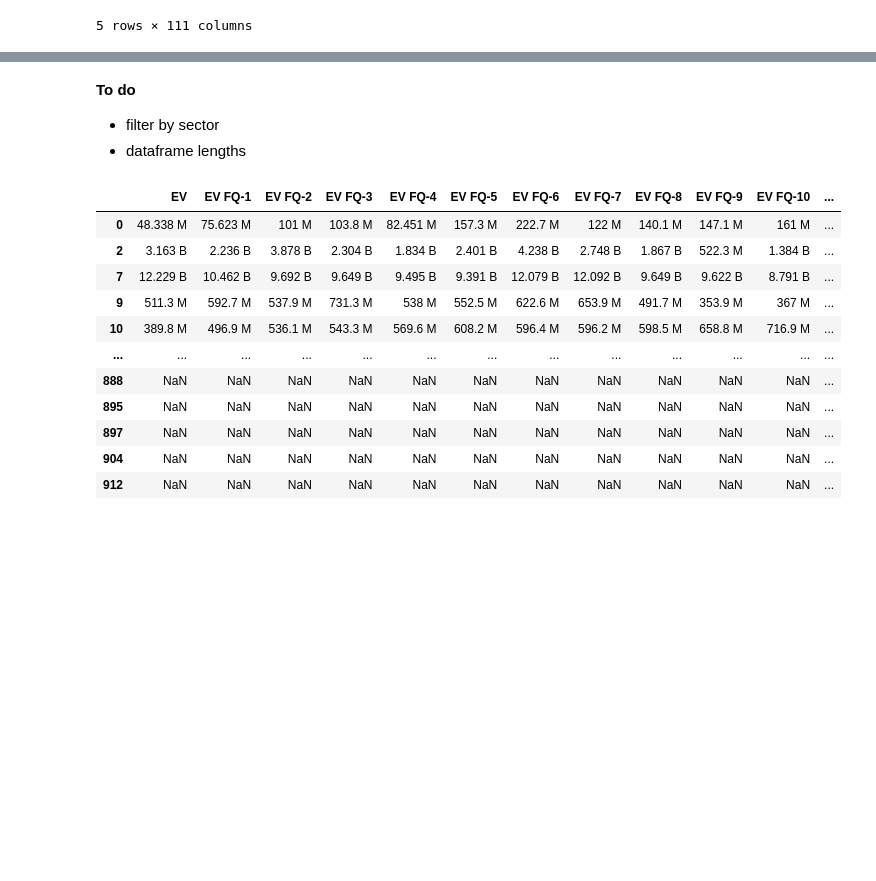
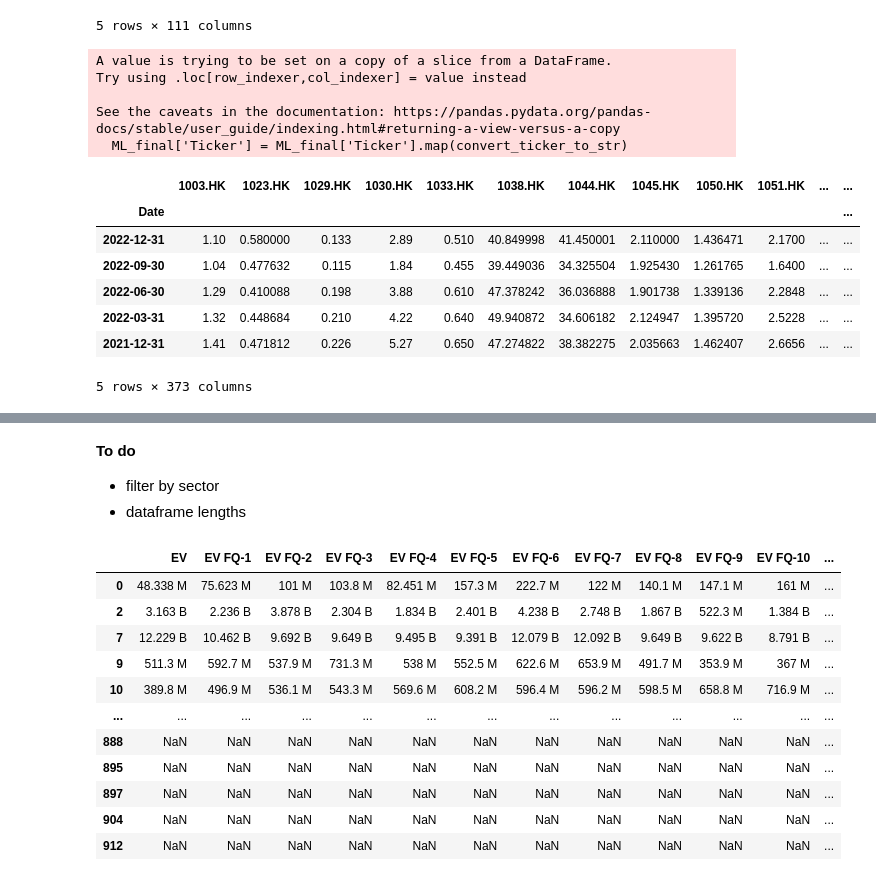
Before and after one commit to jjiaoyuwang/WQU-capstone, a Jupyter notebook: follow-on-studies.ipynb, the cells around one changed output, grey strips where cells are left out. Saved outputs shown, nothing was run; the diff lists cells and outputs as text; code cells hidden in the pictures; blank space fills up the shorter version.

```diff
--- a/follow-on-studies.ipynb
+++ b/follow-on-studies.ipynb
@@ -197,21 +157,40 @@ ML_test.head()
 # %%
 ratio_ticker_list = list(ML_data.Ticker)
 ratio_ticker_list_new = []
 
 for elem in ratio_ticker_list:
     ratio_ticker_list_new.append(elem+'.HK')
 
 asset_ticker_list = list(asset_prices.columns)
 
 combined_tickers = [value for value in asset_ticker_list if value in ratio_ticker_list_new]
 
 combined_tickers
 combined_ticker_int = []
 
 for elem in combined_tickers:
     combined_ticker_int.append(elem[:-3])
 
 ML_final = ML_data[ML_data['Ticker'].isin(combined_ticker_int)]
 
-# gives 61 assets but I haven't dropped NaNs in the financial ratios dataset. Final filtered dataset is expected to contain fewer assets. Edit: 7.
+def convert_ticker_to_str(ticker):
+    return str(ticker)+'.HK'
+
+ML_final['Ticker'] = ML_final['Ticker'].map(convert_ticker_to_str)
+ML_final = ML_final.drop_duplicates('Ticker')
+
 asset_prices[combined_tickers].head()
+# %% [output]
+A value is trying to be set on a copy of a slice from a DataFrame.
+Try using .loc[row_indexer,col_indexer] = value instead
+
+See the caveats in the documentation: https://pandas.pydata.org/pandas-docs/stable/user_guide/indexing.html#returning-a-view-versus-a-copy
+  ML_final['Ticker'] = ML_final['Ticker'].map(convert_ticker_to_str)
+|  | 1003.HK | 1023.HK | 1029.HK | 1030.HK | 1033.HK | 1038.HK | 1044.HK | 1045.HK | 1050.HK | 1051.HK | ... | ... |
+| Date |  |  |  |  |  |  |  |  |  |  |  | ... |
+| 2022-12-31 | 1.10 | 0.580000 | 0.133 | 2.89 | 0.510 | 40.849998 | 41.450001 | 2.110000 | 1.436471 | 2.1700 | ... | ... |
+| 2022-09-30 | 1.04 | 0.477632 | 0.115 | 1.84 | 0.455 | 39.449036 | 34.325504 | 1.925430 | 1.261765 | 1.6400 | ... | ... |
+| 2022-06-30 | 1.29 | 0.410088 | 0.198 | 3.88 | 0.610 | 47.378242 | 36.036888 | 1.901738 | 1.339136 | 2.2848 | ... | ... |
+| 2022-03-31 | 1.32 | 0.448684 | 0.210 | 4.22 | 0.640 | 49.940872 | 34.606182 | 2.124947 | 1.395720 | 2.5228 | ... | ... |
+| 2021-12-31 | 1.41 | 0.471812 | 0.226 | 5.27 | 0.650 | 47.274822 | 38.382275 | 2.035663 | 1.462407 | 2.6656 | ... | ... |
+5 rows × 373 columns
```
Also changed, not shown: parts of 15 cells of this notebook, 14 other files.
